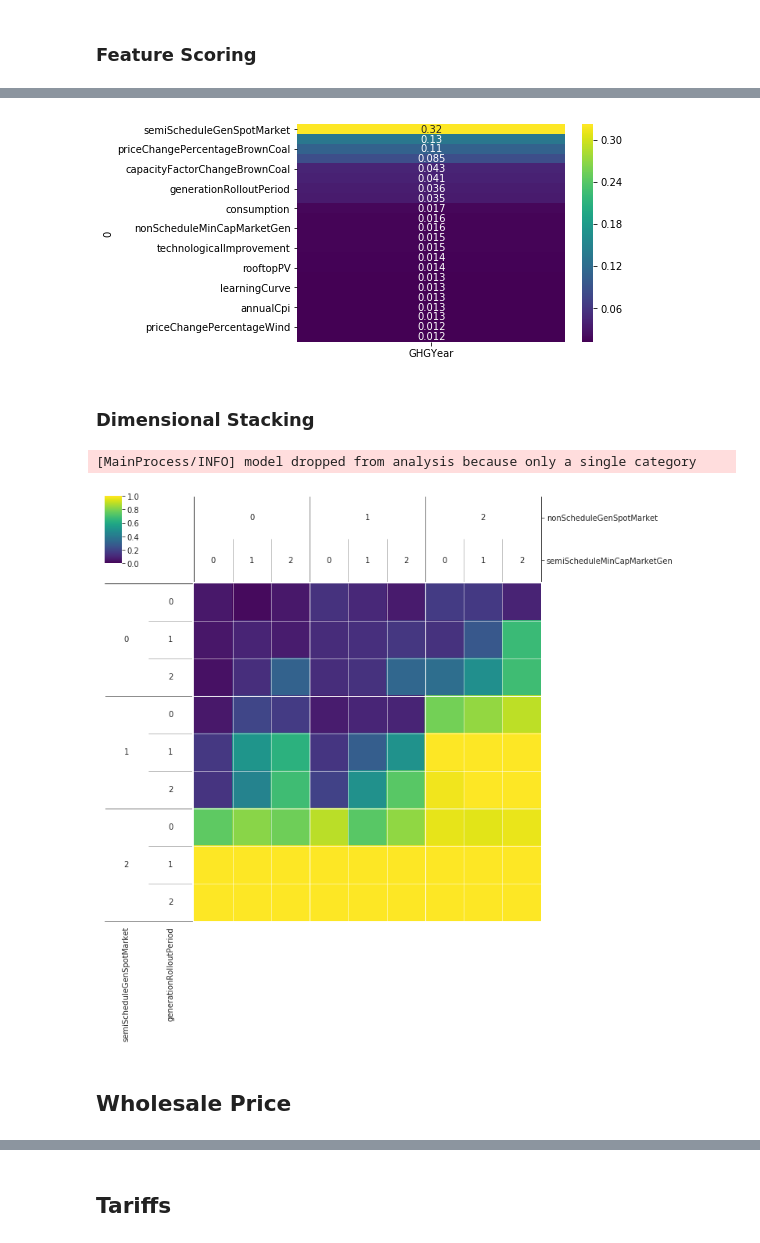
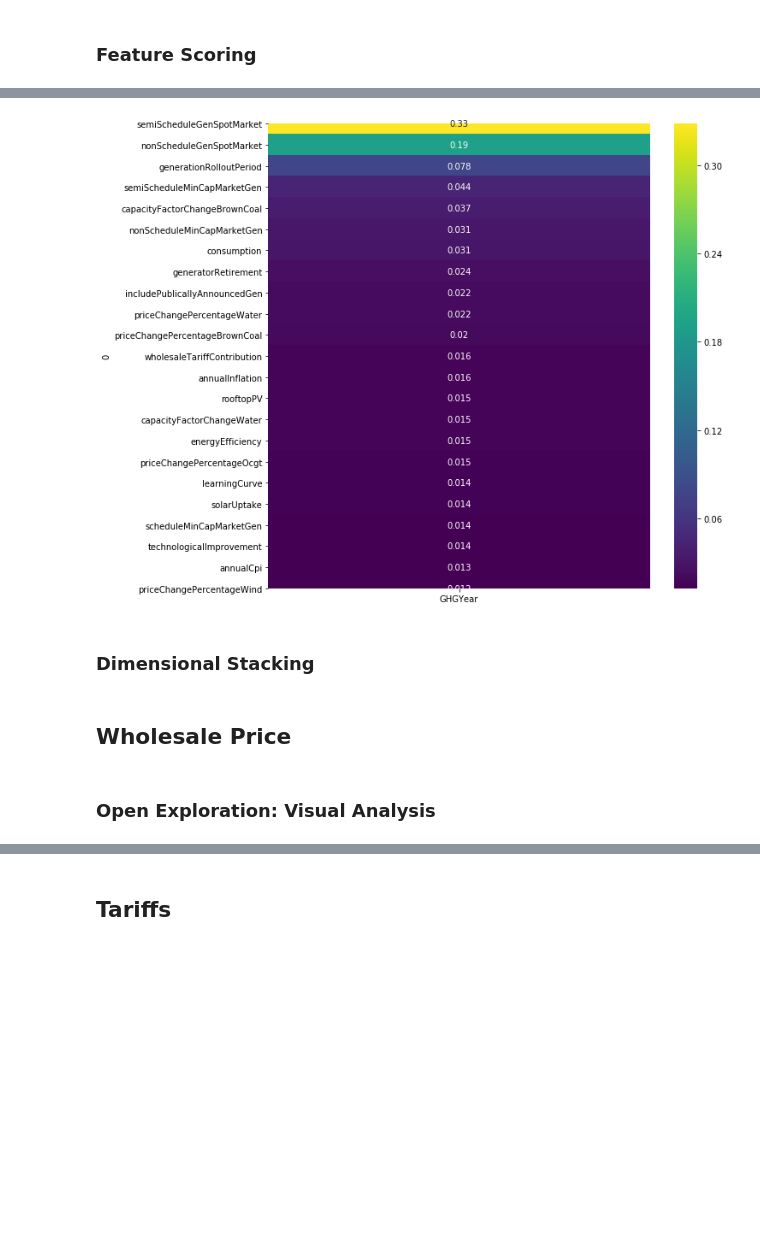
Before and after one commit to gr4sp/simulationEngine, a Jupyter notebook: experiments/notebookGr4sp/ema_gr4sp_PRIM.ipynb, the cells around one changed output, grey strips where cells are left out. Drawn from its saved outputs; the diff is of its cells as text; code cells hidden in the pictures; blank space fills up the shorter version.

```diff
--- a/experiments/notebookGr4sp/ema_gr4sp_PRIM.ipynb
+++ b/experiments/notebookGr4sp/ema_gr4sp_PRIM.ipynb
@@ -94,3 +165,15 @@ results = load_households(r'C:\Users\angel\Documents\GitHub\gr4sp\experiments\da
+# %%
+ooi = 'consumptionYear'
+data_consumption_household = outcomes_filtered[ooi]
+# %%
+""" Converts household data in KWh into total residential data in MWh"""
+data_consumption_residential = (data_consumption_household * outcomes_filtered['numConsumersYear']) / 1000.0
+
+""" Applies scaling factor used in simulation, so that data represents total consumption, not only residential"""
+data_consumption_total = data_consumption_residential / 0.3
+
+"""Overwrite Consumption with the data of interest"""
+outcomes_filtered[ooi] = data_consumption_total
 # %% [markdown]
 # Target functions
 # %%
@@ -137,10 +222,12 @@ def target_at_year(outcomes,ooi,targetYear,targetVal,above):
 # %%
-#truncate experiments and outcomes for a selected policy and a selected outcome over mean in time series
-#Subset of SOBOL levers
+#Subset of levers/uncertainties
 #selected_levers = list(['rooftopPV', 'annualCpi','capacityFactorChangeBrownCoal','capacityFactorChangeWater','semiScheduleMinCapMarketGen'])
-selected_levers = levers
+selected_uncertainties = uncertainties
+
 ooi = 'GHGYear'
-data = outcomes[ooi]
+
+data = outcomes_filtered[ooi]
+
 
 num_exp = len(data)
 out_avg_ooi = np.zeros(num_exp)
@@ -150,7 +237,7 @@ for i in range(num_exp):
 
 exp = pd.DataFrame(experiments)
 
-exp = exp.loc[ :, selected_levers]
+exp = exp.loc[ :, selected_uncertainties]
 # %% [markdown]
 The following section uses PRIM, feature scoring and dimensional stacking to find the cases that represent futures in three main groups: Low Carbon, Just Transition and Resilient Transition.
 
@@ -180,9 +409,12 @@ from EMAworkbench.ema_workbench.util import ema_logging
 ema_logging.log_to_stderr(ema_logging.INFO);
 
 x = exp
+ooi = 'GHGYear'
 #y = (out_avg_ooi < 4.)
-y = target_at_year( outcomes, ooi, 2035, 3, False) #False is below target
+#y = target_at_year( outcomes_filtered, ooi, 2030, 24, False) #False is below target
+y = target_at_year( outcomes_filtered, ooi, 2020, 38, False) #False is below target
 
-prim_alg = prim.Prim(x, y, threshold=.5)
+#Threshold for density
+prim_alg = prim.Prim(x, y, threshold=0.3)
 box1 = prim_alg.find_box()
 # %% [output]
@@ -246,25 +484,31 @@ fs.sort_values(ascending=False, by=1)
 # %%
 x = exp
 y_all = {}
-y_all['GHGYear'] = out_avg_ooi
 
+#plot using ALL simulations
+#y_all['GHGYear'] = data
+
+#plot using average of ALL simulations
+#y_all['GHGYear'] = out_avg_ooi
+
+#Plot using only target simulations
+y_all['GHGYear'] = y
+
+fig, ax = plt.subplots(figsize=(10,10))
 fs = feature_scoring.get_feature_scores_all(x, y_all)
-sns.heatmap(fs, cmap='viridis', annot=True)
+sns.heatmap(fs, cmap='viridis', annot=True, ax=ax)
 plt.show()
 # %% [output]
-[figure, old version]
+[figure, new version]
 # %% [markdown]
 ### Dimensional Stacking
 # %%
 
 from EMAworkbench.ema_workbench.analysis import dimensional_stacking
 
-x = experiments
+x = exp
 dimensional_stacking.create_pivot_plot(x,y, 2, nbins=3)
 plt.show()
-# %% [output]
-[MainProcess/INFO] model dropped from analysis because only a single category
-[figure, removed]
 # %% [markdown]
 ## Wholesale Price
 # %%
@@ -288,3 +531,5 @@ exp = exp.loc[ :, selected_levers]
+# %% [markdown]
+### Open Exploration: Visual Analysis
 # %%
 from EMAworkbench.ema_workbench.analysis.plotting import multiple_densities, PlotType
 from EMAworkbench.ema_workbench.analysis.plotting_util import Density
```
Also changed, not shown: parts of 185 cells of this notebook.
